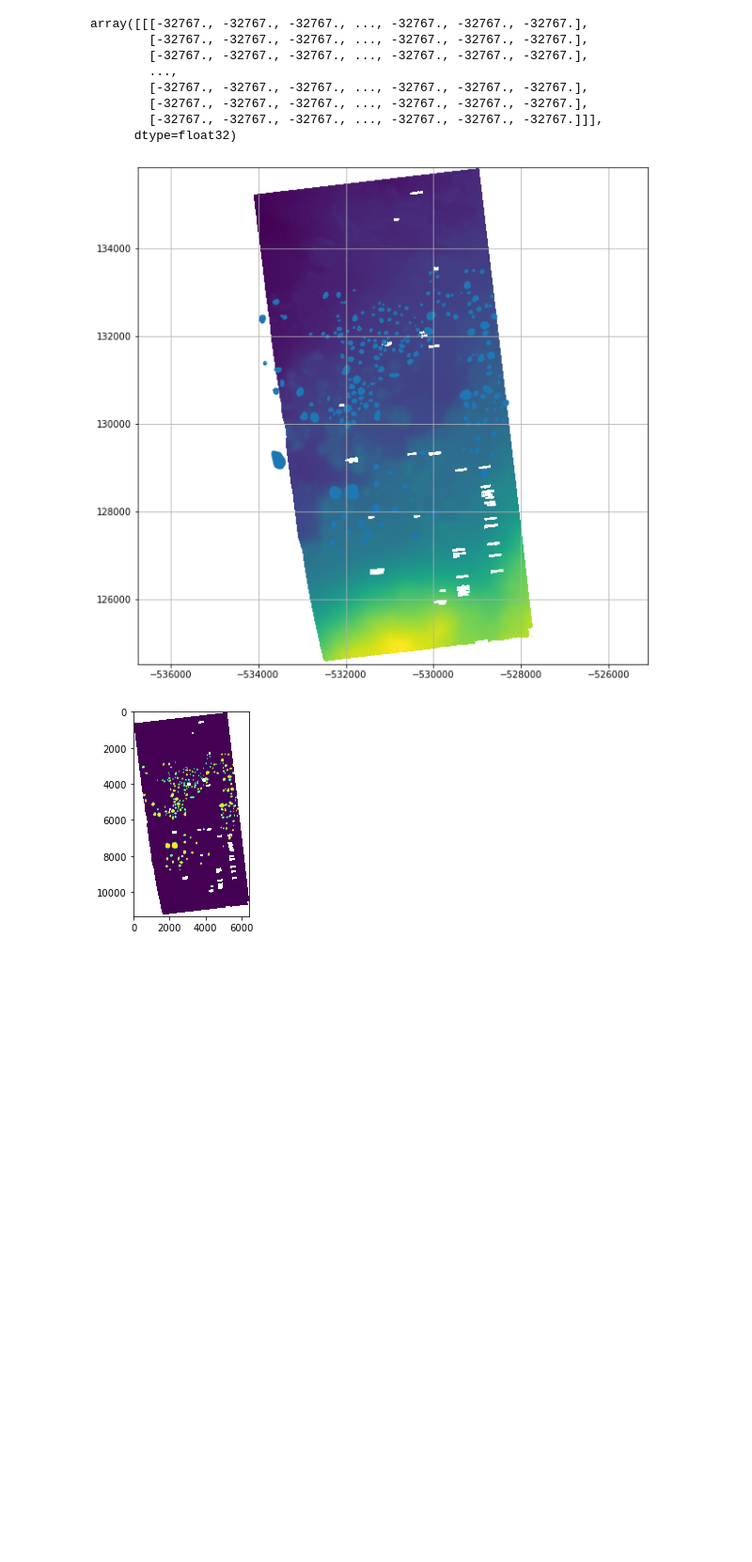
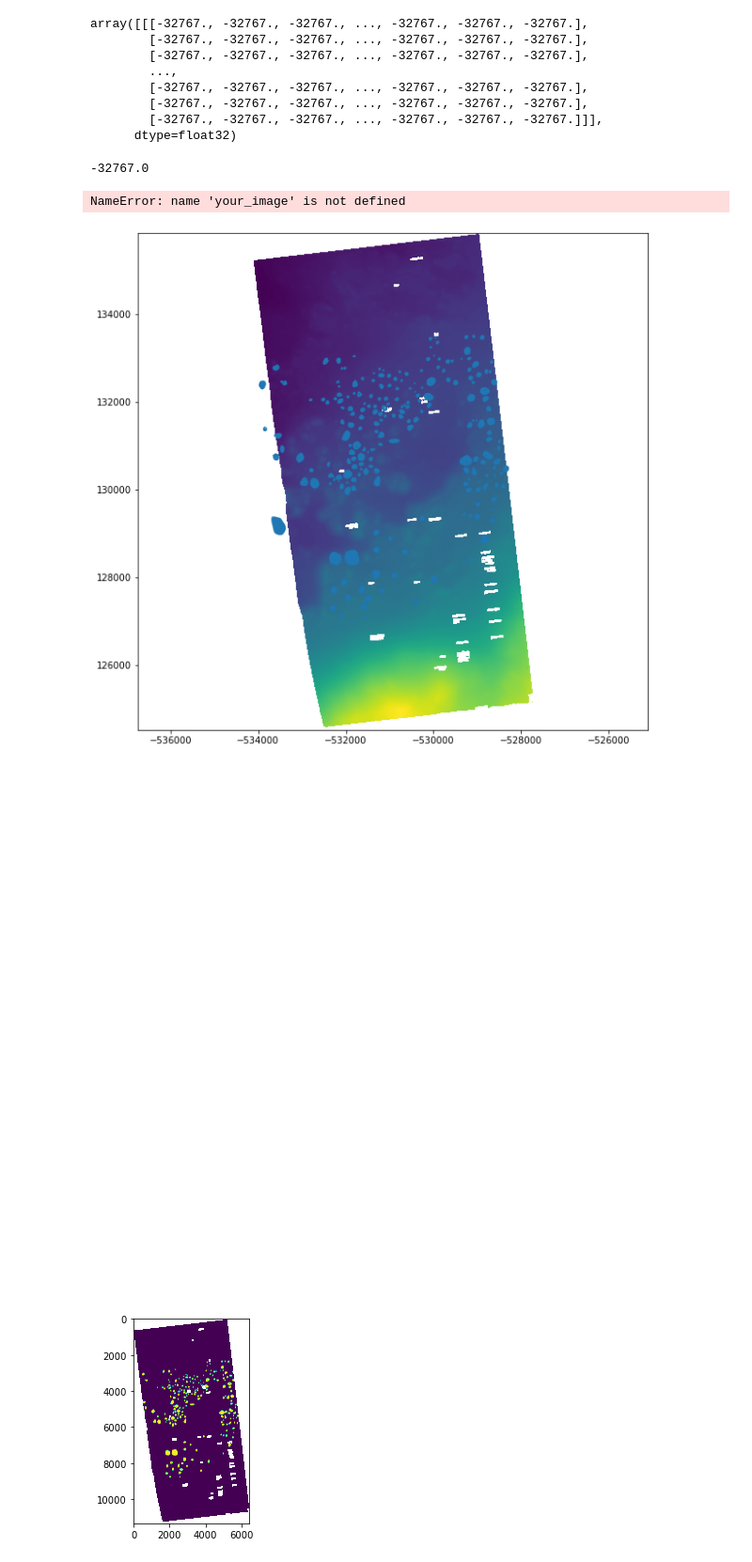
Before and after one commit to SalimFares4/Image-Segmentation, a Jupyter notebook: Code/Visualization/Mounds.ipynb, the cells around one changed output. Shown: that part at 94% size. Cells and saved outputs as stored; diff of their text form; code cells hidden in the pictures; blank space fills up the shorter version.

```diff
--- a/Code/Visualization/Mounds.ipynb
+++ b/Code/Visualization/Mounds.ipynb
@@ -65,16 +65,33 @@ array([[[-32767., -32767., -32767., ..., -32767., -32767., -32767.],
         [-32767., -32767., -32767., ..., -32767., -32767., -32767.],
         [-32767., -32767., -32767., ..., -32767., -32767., -32767.]]],
       dtype=float32)
+# %%
+np.min(dtm)
+# %% [output]
+-32767.0
 # %%
 figure(figsize=(10,10))
 axis("equal")
 rplot.show(dem_source, ax=gca())
 data_ = simple_mounds.to_crs(meta["crs"])
 data_.plot(ax=gca(), column = "Morpho")
+fig = plt.figure(frameon=False)
+fig.set_size_inches(10,10)
+# To make the content fill the whole figure
 
+ax = plt.Axes(fig, [0., 0., 1., 1.])
+ax.set_axis_off()
+fig.add_axes(ax)
+# Then draw your image on it :
+
+ax.imshow(your_image, aspect='auto')
+fig.savefig('out1.png', dpi)
+# fig.savefig('out1.png', bbox_inches='tight', pad_inches=0)
 grid()
 # %% [output]
+NameError: name 'your_image' is not defined
-[figure, old version]
+[figure, new version]
+[figure, added]
 # %%
 from rasterio import mask
 
```
Also changed, not shown: parts of 2 cells of this notebook.
